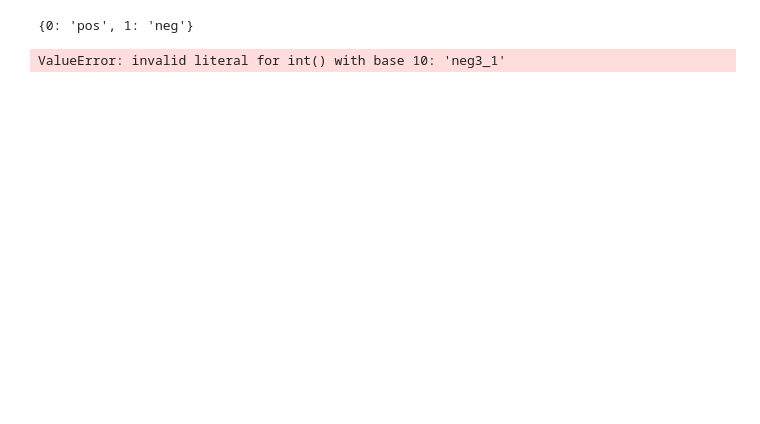
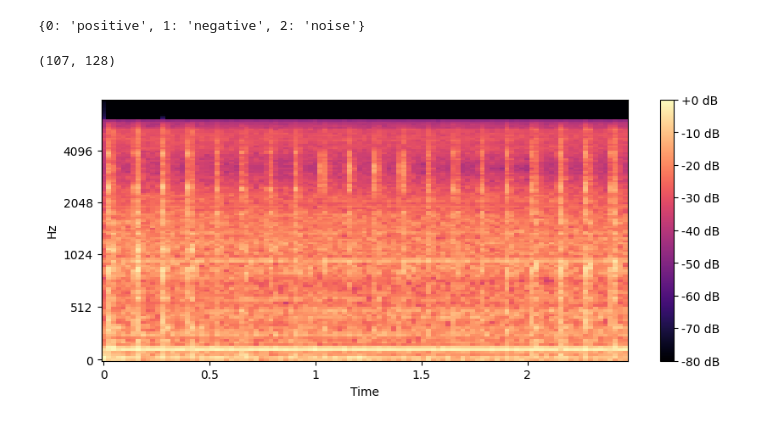
Before and after one commit to Koala280/ventilanalyse, a Jupyter notebook: CNN_RNN_parallel.ipynb, the cells around one changed output. Cells and saved outputs as stored; diff of their text form; code cells hidden in the pictures; blank space fills up the shorter version.

Commit message:
plot by audio id works

```diff
--- a/CNN_RNN_parallel.ipynb
+++ b/CNN_RNN_parallel.ipynb
@@ -23,15 +24,9 @@ import matplotlib.pyplot as plt
 # %%
-AUDIO_DIR = "audios/model/train/"
+AUDIO_DIR = "audios/labeled/"
 
-sound_file_paths = [os.path.basename(file)
-                    for file in glob(f'{AUDIO_DIR}*.wav')]
-# Output tags
-sound_names = [file[:3] for file in sound_file_paths]
-
-dict_genres = {'pos': 0, 'neg': 1}
-
+dict_genres = {'positive': 0, 'negative': 1, 'noise': 2}
 
 reverse_map = {v: k for k, v in dict_genres.items()}
 print(reverse_map)
 # %% [output]
-{0: 'pos', 1: 'neg'}
+{0: 'positive', 1: 'negative', 2: 'noise'}
@@ -69,16 +33,32 @@ def get_audio_path(audio_dir, track_id):
-# %%
-tids = get_tids_from_directory(AUDIO_DIR)
-print(len(tids))
-# %% [output]
-ValueError: invalid literal for int() with base 10: 'neg3_1'
 # %%
+def get_audio_path(track_id):
+    for label in dict_genres.keys():
+        for folder in os.listdir(AUDIO_DIR + label):
+            for file in os.listdir(AUDIO_DIR + label + "/" + folder):
+                if file[:-4] == track_id:
+                    return AUDIO_DIR + label + "/" + folder + "/" + file
+
+
 def create_spectogram(track_id):
-    filename = get_audio_path(AUDIO_DIR, track_id)
-    y, sr = librosa.load(filename)
+    audio_path = get_audio_path(track_id)
+    y, sr = librosa.load(audio_path)
     spect = librosa.feature.melspectrogram(
         y=y, sr=sr, n_fft=2048, hop_length=1024)
     spect = librosa.power_to_db(spect, ref=np.max)
     return spect.T
+
+def plot_spect(track_id):
+    spect = create_spectogram(track_id)
+    print(spect.shape)
+    plt.figure(figsize=(10, 4))
+    librosa.display.specshow(spect.T, y_axis='mel', fmax=8000, x_axis='time')
+    plt.colorbar(format='%+2.0f dB')
+    plt.show()
+
+plot_spect("000301")
+# %% [output]
+(107, 128)
+[figure, added]
 # %%
 batch_size = 32
 num_classes = 8
```
Also changed, not shown: parts of 3 cells of this notebook, 9 other files.
